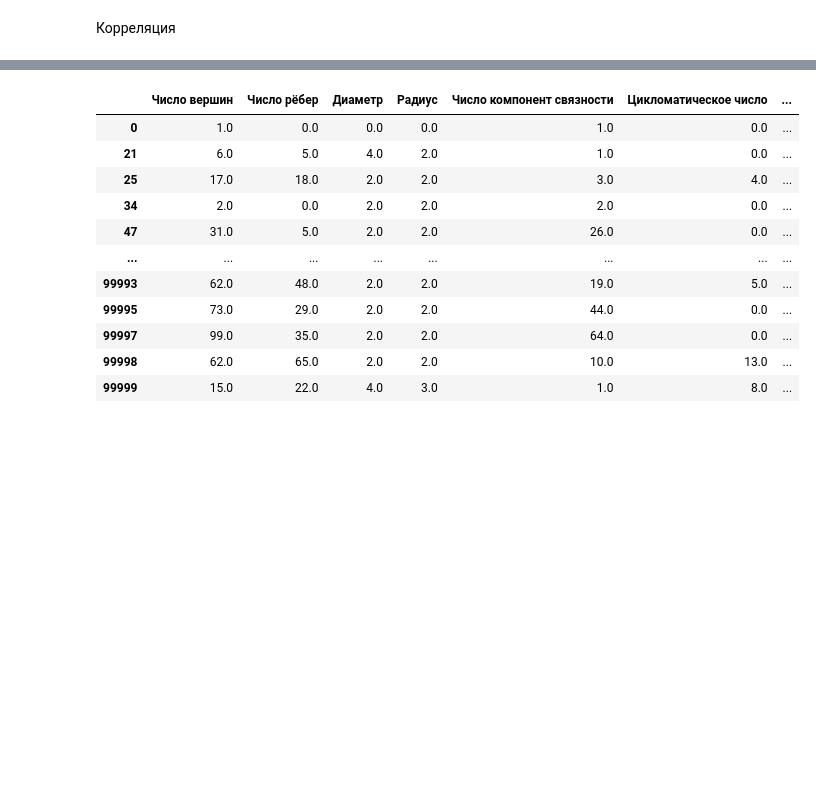
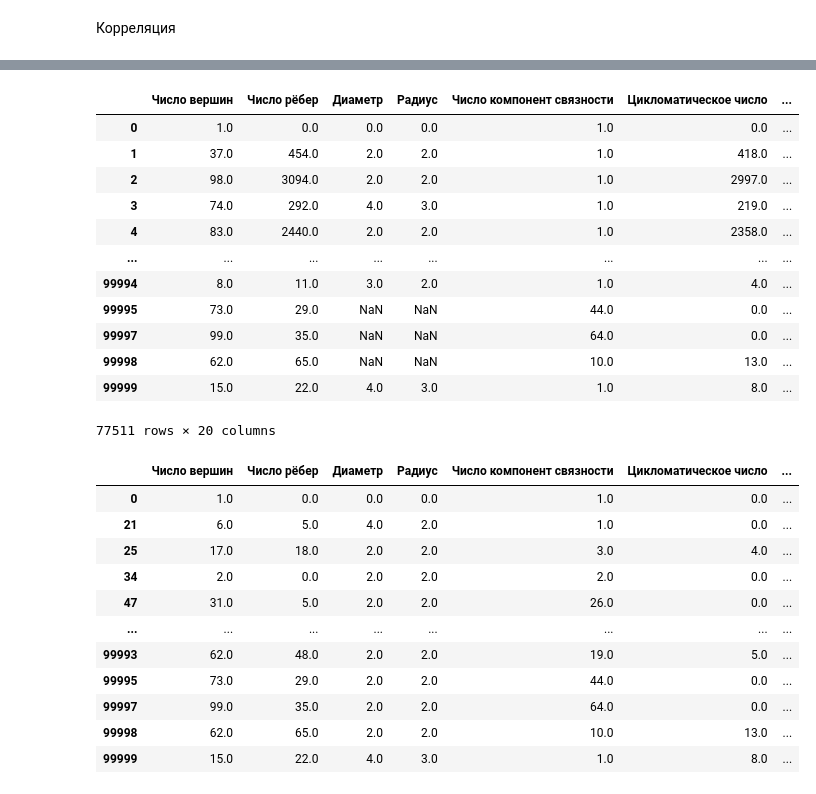
Before and after one commit to Fel1-of/wise-task-research, a Jupyter notebook: main.ipynb, the cells around one changed output, grey strips where cells are left out. Cells and saved outputs as stored; diff of their text form; code cells hidden in the pictures; blank space fills up the shorter version.

```diff
--- a/main.ipynb
+++ b/main.ipynb
@@ -454,0 +468,9 @@ def min_number_face_edges(G):
+# %%
+def is_forest(G):
+    """
+    Проверяет, является ли граф G лесом.
+
+    :param G: Граф, который нужно проверить
+    :return: True, если граф G является лесом, иначе False
+    """
+    return nx.is_forest(G)
@@ -498,4 +544,4 @@ labels = ["Число вершин", "Число рёбер", "Диаметр",
           "Максимальная степень вершины", "Минимальная степень вершины", "Среднее значение степеней вершин",
           "Медиана значений степеней вершин", "Мода значений степеней вершин", 'Хроматическое число', "Планарность",
           "Число граней", "Среднее значение числа рёбер в грани", "Медианное значение числа рёбер в грани",
-          "Максимальное значение числа рёбер в грани", "Минимальное значение числа рёбер в грани"]
+          "Максимальное значение числа рёбер в грани", "Минимальное значение числа рёбер в грани", "Дерево", "Лес"]
@@ -517,7 +566,8 @@ for i in tqdm(range(100000)):
     num_nodes = random.randint(1, 100) # Количество узлов
     edge_probability = random.random() # Вероятность создания ребра
     G = generate_random_graph(num_nodes, edge_probability)
-    while encode_graph(G) in list(graphs[0]):
+    while encode_graph(G) in list(
+                                  [0]):
         num_nodes = random.randint(1, 100) # Количество узлов
         edge_probability = random.random() # Вероятность создания ребра
         G = generate_random_graph(num_nodes, edge_probability)
@@ -618,3 +668,6 @@ for i in tqdm(range(100000)):
 #fp.close()
 # %%
 graphs.drop_duplicates().to_csv('data.csv', index=False, header=False)
+# %%
+graphs = pd.read_csv("data.csv", header=None, dtype=bytes)
+graphs
@@ -667,3 +774,19 @@ dtype: int64
+# %%
+df
+# %% [output]
+|  | Число вершин | Число рёбер | Диаметр | Радиус | Число компонент связности | Цикломатическое число | ... |
+| 0 | 1.0 | 0.0 | 0.0 | 0.0 | 1.0 | 0.0 | ... |
+| 1 | 37.0 | 454.0 | 2.0 | 2.0 | 1.0 | 418.0 | ... |
+| 2 | 98.0 | 3094.0 | 2.0 | 2.0 | 1.0 | 2997.0 | ... |
+| 3 | 74.0 | 292.0 | 4.0 | 3.0 | 1.0 | 219.0 | ... |
+| 4 | 83.0 | 2440.0 | 2.0 | 2.0 | 1.0 | 2358.0 | ... |
+| ... | ... | ... | ... | ... | ... | ... | ... |
+| 99994 | 8.0 | 11.0 | 3.0 | 2.0 | 1.0 | 4.0 | ... |
+| 99995 | 73.0 | 29.0 | NaN | NaN | 44.0 | 0.0 | ... |
+| 99997 | 99.0 | 35.0 | NaN | NaN | 64.0 | 0.0 | ... |
+| 99998 | 62.0 | 65.0 | NaN | NaN | 10.0 | 13.0 | ... |
+| 99999 | 15.0 | 22.0 | 4.0 | 3.0 | 1.0 | 8.0 | ... |
+77511 rows × 20 columns
 # %%
 plan_df = df[df["Планарность"] == 1]
 plan_df
```
Also changed, not shown: parts of 16 cells of this notebook, 1 other file.
